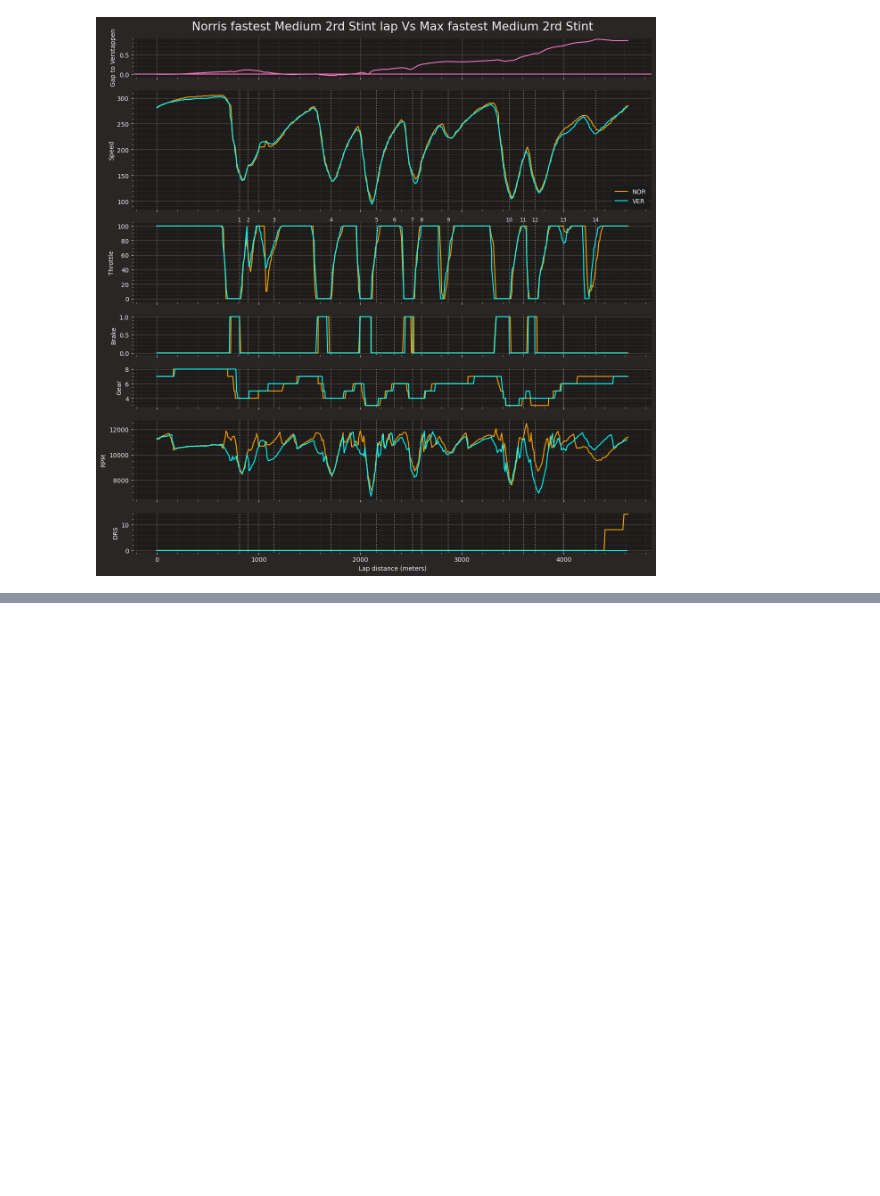
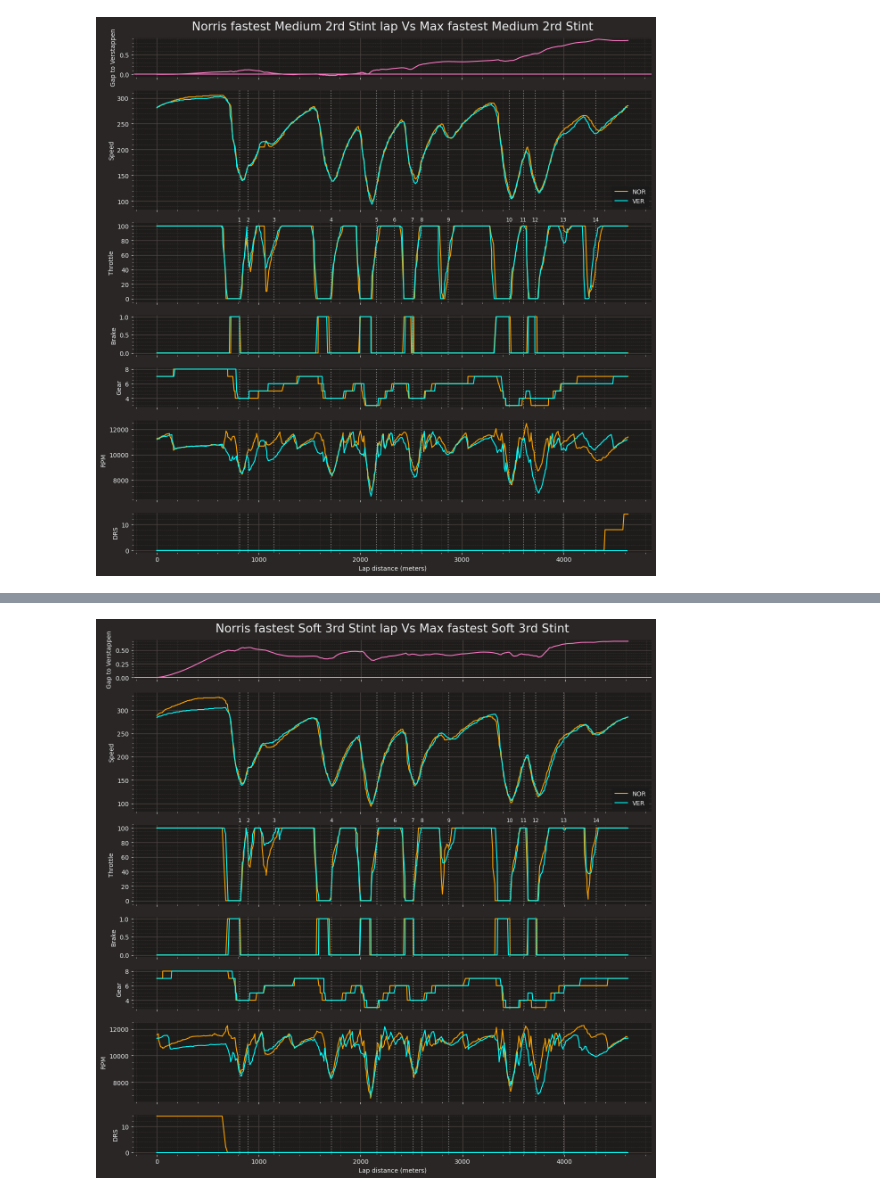
Before and after one commit to iamgiu/Spanish-Grand-Prix-2024_NORvsVER, a Jupyter notebook: Spanish Grand Prix 2024 - NOR vs VER.ipynb, the cells around one changed output, grey strips where cells are left out. Drawn from its saved outputs; the diff is of its cells as text; code cells hidden in the pictures; blank space fills up the shorter version.

```diff
--- a/Spanish Grand Prix 2024 - NOR vs VER.ipynb
+++ b/Spanish Grand Prix 2024 - NOR vs VER.ipynb
@@ -260,0 +308,5 @@ This may indicate an attempt to maintain a higher speed in th  curves
+# %%
+verlap=ver.loc[53]
+# %%
+telemetry_nor=norlap.get_telemetry().add_distance()
+telemetry_ver=verlap.get_telemetry().add_distance()
@@ -260,0 +317,76 @@ This may indicate an attempt to maintain a higher speed in th  curves
+# %%
+delta_time, ref_tel, compare_tel = utils.delta_time(norlap,verlap)
+# %%
+plot_title = "Norris fastest Soft 3rd Stint lap Vs Max fastest Soft 3rd Stint"
+plot_size = [15, 15]
+plot_ratios = [1, 3, 2, 1, 1, 2, 1]
+# %%
+# Make plot a bit bigger
+plt.rcParams['figure.figsize'] = plot_size
+
+# Create subplots with different sizes
+fig, ax = plt.subplots(7, gridspec_kw={'height_ratios': plot_ratios})
+
+# Set the plot title
+ax[0].title.set_text(plot_title)
+
+# Delta line
+ax[0].plot(ref_tel['Distance'], delta_time)
+ax[0].axhline(0)
+ax[0].set(ylabel="Gap to Verstappen")
+
+# Speed trace (only in ax[1])
+ax[1].plot(telemetry_nor['Distance'], telemetry_nor['Speed'], label="NOR", color="orange")
+ax[1].plot(telemetry_ver['Distance'], telemetry_ver['Speed'], label="VER", color="cyan")
+ax[1].set(ylabel='Speed')
+ax[1].legend(loc="lower right")
+
+# Throttle trace
+ax[2].plot(telemetry_nor['Distance'], telemetry_nor['Throttle'], label="NOR", color="orange")
+ax[2].plot(telemetry_ver['Distance'], telemetry_ver['Throttle'], label="VER", color="cyan")
+ax[2].set(ylabel='Throttle')
+
+# Brake trace
+ax[3].plot(telemetry_nor['Distance'], telemetry_nor['Brake'], label="NOR", color="orange")
+ax[3].plot(telemetry_ver['Distance'], telemetry_ver['Brake'], label="VER", color="cyan")
+ax[3].set(ylabel='Brake')
+
+# Gear trace
+ax[4].plot(telemetry_nor['Distance'], telemetry_nor['nGear'], label="NOR", color="orange")
+ax[4].plot(telemetry_ver['Distance'], telemetry_ver['nGear'], label="VER", color="cyan")
+ax[4].set(ylabel='Gear')
+
+# RPM trace
+ax[5].plot(telemetry_nor['Distance'], telemetry_nor['RPM'], label="NOR", color="orange")
+ax[5].plot(telemetry_ver['Distance'], telemetry_ver['RPM'], label="VER", color="cyan")
+ax[5].set(ylabel='RPM')
+
+# DRS trace
+ax[6].plot(telemetry_nor['Distance'], telemetry_nor['DRS'], label="NOR", color="orange")
+ax[6].plot(telemetry_ver['Distance'], telemetry_ver['DRS'], label="VER", color="cyan")
+ax[6].set(ylabel='DRS')
+ax[6].set(xlabel='Lap distance (meters)')
+
+# Get minimum and maximum speed for vertical lines
+v_min = min(telemetry_nor['Speed'].min(), telemetry_ver['Speed'].min())
+v_max = max(telemetry_nor['Speed'].max(), telemetry_ver['Speed'].max())
+
+# Draw vertical dotted lines at each corner
+for corner in circuit_info.corners.itertuples():
+    ax[1].axvline(x=corner.Distance, linestyle='dotted', color='grey')
+    ax[2].axvline(x=corner.Distance, linestyle='dotted', color='grey')
+    ax[3].axvline(x=corner.Distance, linestyle='dotted', color='grey')
+    ax[4].axvline(x=corner.Distance, linestyle='dotted', color='grey')
+    ax[5].axvline(x=corner.Distance, linestyle='dotted', color='grey')
+    ax[6].axvline(x=corner.Distance, linestyle='dotted', color='grey')
+    # Plot the corner number just below each vertical line.
+    txt = f"{corner.Number}{corner.Letter}"
+    ax[1].text(corner.Distance, v_min-30, txt, va='center', ha='center', size='small')
+
+# Hide x labels and tick labels for top plots and y ticks for right plots.
+for a in ax.flat:
+    a.label_outer()
+
+plt.show()
+# %% [output]
+[figure, added]
```
Also changed, not shown: parts of 8 cells of this notebook.
